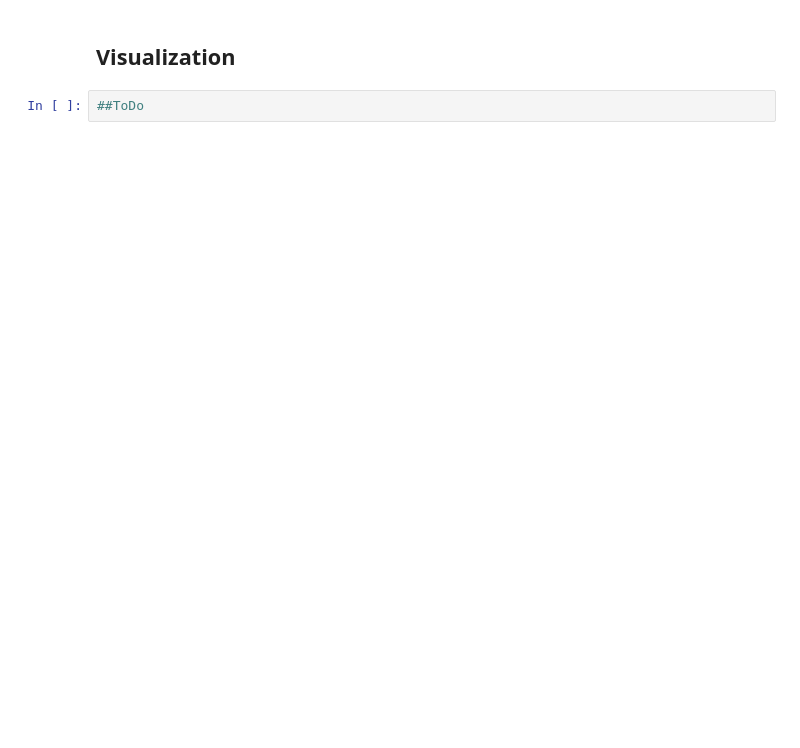
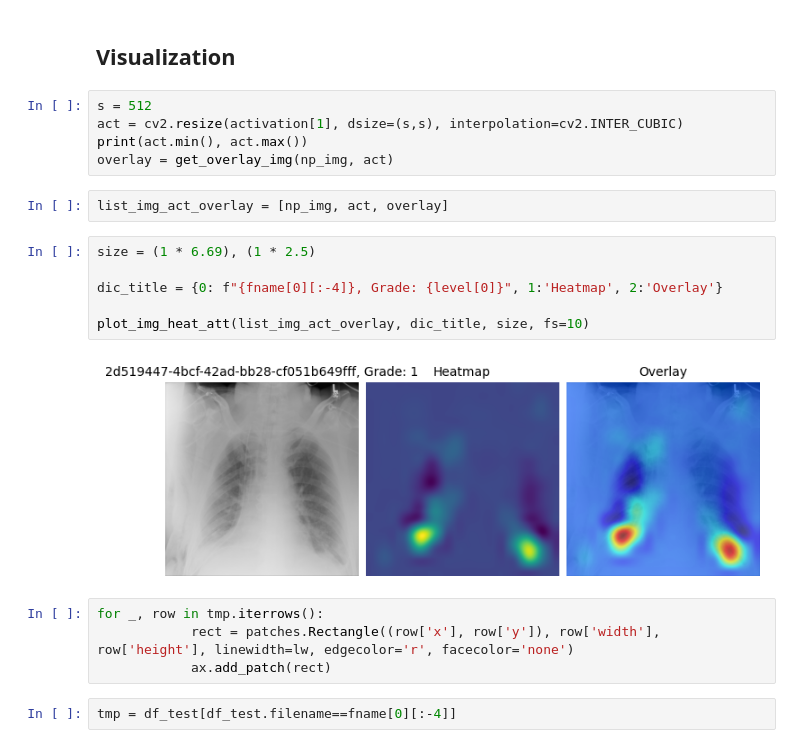
Before and after one commit to kdjoumessi/Test-Time-Explainability, a Jupyter notebook: TTE-CAM.ipynb, the cells around one changed output. Saved outputs shown, nothing was run; the diff lists cells and outputs as text; blank space fills up the shorter version.

```diff
--- a/TTE-CAM.ipynb
+++ b/TTE-CAM.ipynb
@@ -113,4 +184,23 @@ activation.shape
 # %% [markdown]
 ## Visualization
+# %%
+s = 512
+act = cv2.resize(activation[1], dsize=(s,s), interpolation=cv2.INTER_CUBIC)
+print(act.min(), act.max())
+overlay = get_overlay_img(np_img, act)
+# %%
+list_img_act_overlay = [np_img, act, overlay]
 # %%
-##ToDo
+size = (1 * 6.69), (1 * 2.5)
+
+dic_title = {0: f"{fname[0][:-4]}, Grade: {level[0]}", 1:'Heatmap', 2:'Overlay'}
+
+plot_img_heat_att(list_img_act_overlay, dic_title, size, fs=10)
+# %% [output]
+[figure, added]
+# %%
+for _, row in tmp.iterrows():
+            rect = patches.Rectangle((row['x'], row['y']), row['width'], row['height'], linewidth=lw, edgecolor='r', facecolor='none')
+            ax.add_patch(rect)
+# %%
+tmp = df_test[df_test.filename==fname[0][:-4]]
```
Also changed, not shown: parts of 14 cells of this notebook.
